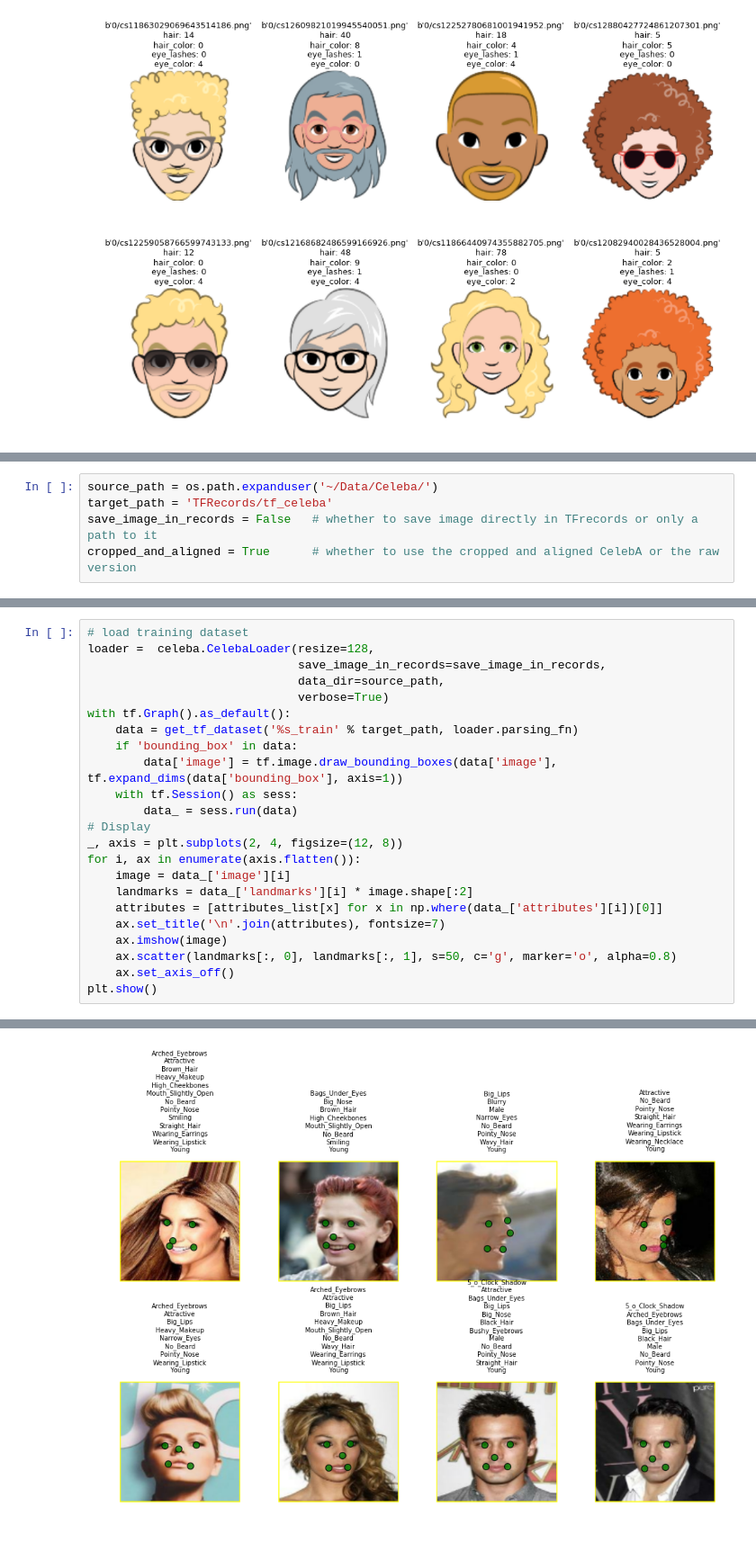
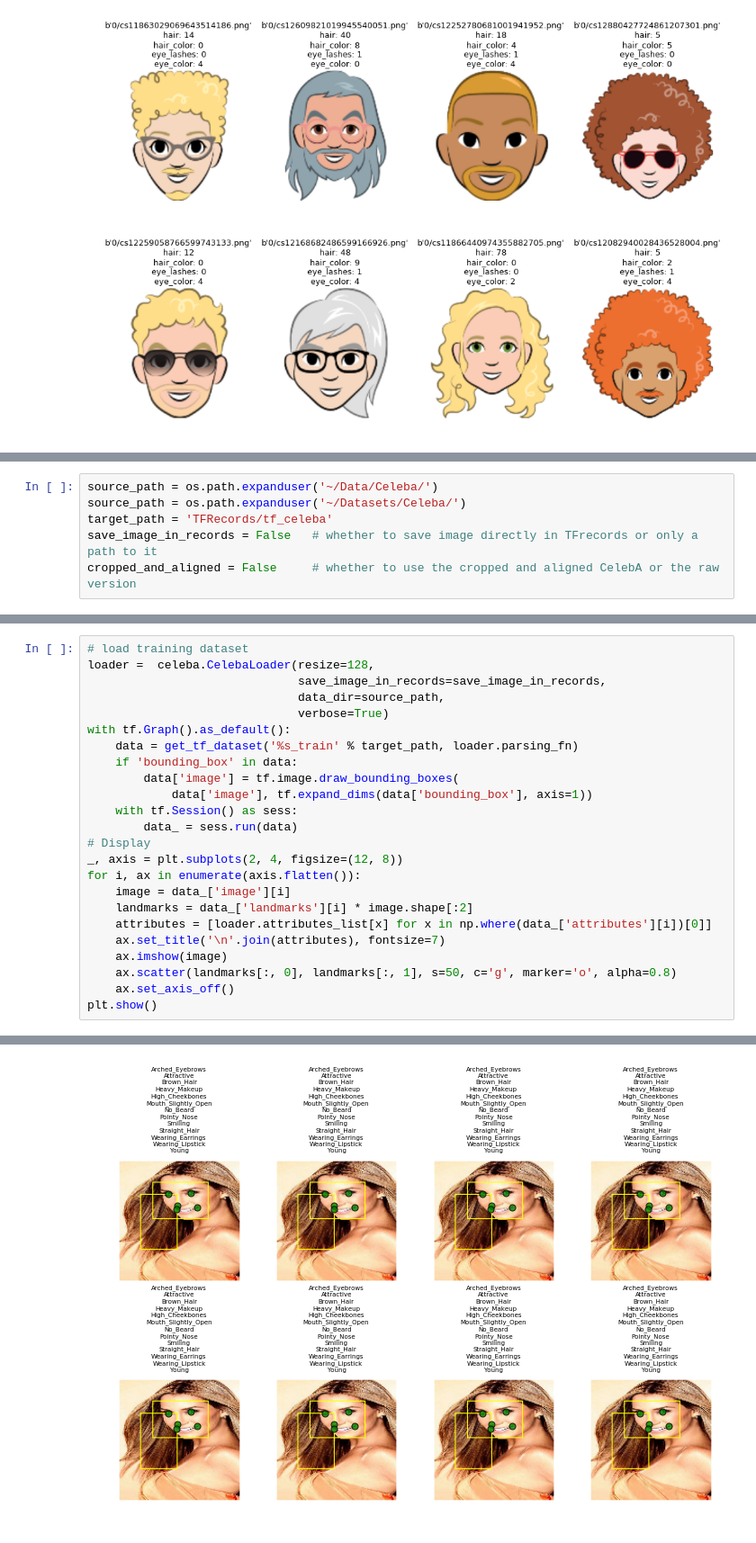
Before and after one commit to ameroyer/TFDatasets, a Jupyter notebook: load_datasets.ipynb, the cells around one changed output, grey strips where cells are left out. Shown at 90% size. Saved outputs shown, nothing was run; the diff lists cells and outputs as text.

Commit message:
Adding CelebA uncropped

```diff
--- a/load_datasets.ipynb
+++ b/load_datasets.ipynb
@@ -337,8 +337,9 @@ TFRecords will contain:
   * `attributes`: A (40,) float array containing the binary value for each attribute (1 if present, -1 if absent)
 # %%
 source_path = os.path.expanduser('~/Data/Celeba/')
+source_path = os.path.expanduser('~/Datasets/Celeba/')
 target_path = 'TFRecords/tf_celeba'
 save_image_in_records = False   # whether to save image directly in TFrecords or only a path to it
-cropped_and_aligned = True      # whether to use the cropped and aligned CelebA or the raw version
+cropped_and_aligned = False     # whether to use the cropped and aligned CelebA or the raw version
 # %%
 %%time
@@ -363,32 +366,33 @@ Wall time: 3min 23s
 # %%
 # load training dataset
 loader =  celeba.CelebaLoader(resize=128,
                               save_image_in_records=save_image_in_records,
                               data_dir=source_path,
                               verbose=True)
 with tf.Graph().as_default():
     data = get_tf_dataset('%s_train' % target_path, loader.parsing_fn)
     if 'bounding_box' in data:
-        data['image'] = tf.image.draw_bounding_boxes(data['image'], tf.expand_dims(data['bounding_box'], axis=1))
+        data['image'] = tf.image.draw_bounding_boxes(
+            data['image'], tf.expand_dims(data['bounding_box'], axis=1))
     with tf.Session() as sess:
         data_ = sess.run(data)
 # Display
 _, axis = plt.subplots(2, 4, figsize=(12, 8))
 for i, ax in enumerate(axis.flatten()):
     image = data_['image'][i]
     landmarks = data_['landmarks'][i] * image.shape[:2]
-    attributes = [attributes_list[x] for x in np.where(data_['attributes'][i])[0]]
+    attributes = [loader.attributes_list[x] for x in np.where(data_['attributes'][i])[0]]
     ax.set_title('\n'.join(attributes), fontsize=7)
     ax.imshow(image)
     ax.scatter(landmarks[:, 0], landmarks[:, 1], s=50, c='g', marker='o', alpha=0.8)
     ax.set_axis_off()
 plt.show()
 # %% [output]
 Creating dataset with batch_size 8 and shuffle buffer 1
 Outputs:
    attributes: Tensor("attributes:0", shape=(40,), dtype=bool)
    bounding_box: Tensor("ParseSingleExample/Squeeze_bounding_box:0", shape=(4,), dtype=float32)
    image: Tensor("image:0", shape=(128, 128, 3), dtype=float32)
    image_path: Tensor("image_path:0", shape=(), dtype=string)
    landmarks: Tensor("ParseSingleExample/Squeeze_landmarks:0", shape=(5, 2), dtype=float32)
-[figure, old version]
+[figure, new version]
```
Also changed, not shown: parts of 3 cells of this notebook, 1 other file.
